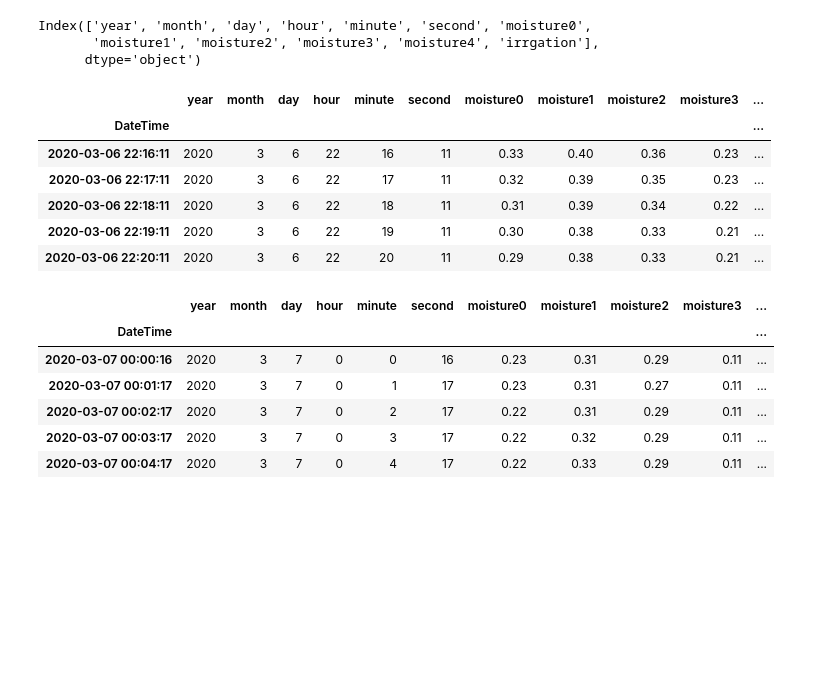
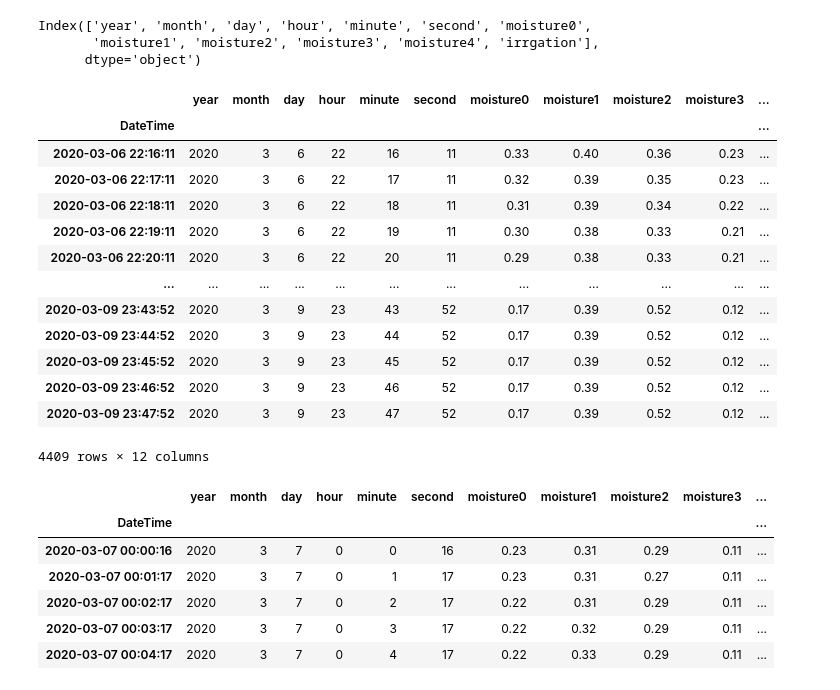
Before and after one commit to andjelajo11/humidity-project, a Jupyter notebook: linearplot.ipynb, the cells around one changed output. Saved outputs shown, nothing was run; the diff lists cells and outputs as text; code cells hidden in the pictures; blank space fills up the shorter version.

```diff
--- a/linearplot.ipynb
+++ b/linearplot.ipynb
@@ -226,16 +226,24 @@ Index(['year', 'month', 'day', 'hour', 'minute', 'second', 'moisture0',
 # %%
 #df_soil['DateTime'] = None
 df_soil['DateTime'] = pd.to_datetime(df_soil[['year', 'month', 'day', 'hour', 'minute', 'second']])
 df_soil.head()
-#df_soil.set_index('DateTime', inplace=True)
+df_soil.set_index('DateTime', inplace=True)
+df_soil
 # %% [output]
 |  | year | month | day | hour | minute | second | moisture0 | moisture1 | moisture2 | moisture3 | ... |
 | DateTime |  |  |  |  |  |  |  |  |  |  | ... |
 | 2020-03-06 22:16:11 | 2020 | 3 | 6 | 22 | 16 | 11 | 0.33 | 0.40 | 0.36 | 0.23 | ... |
 | 2020-03-06 22:17:11 | 2020 | 3 | 6 | 22 | 17 | 11 | 0.32 | 0.39 | 0.35 | 0.23 | ... |
 | 2020-03-06 22:18:11 | 2020 | 3 | 6 | 22 | 18 | 11 | 0.31 | 0.39 | 0.34 | 0.22 | ... |
 | 2020-03-06 22:19:11 | 2020 | 3 | 6 | 22 | 19 | 11 | 0.30 | 0.38 | 0.33 | 0.21 | ... |
 | 2020-03-06 22:20:11 | 2020 | 3 | 6 | 22 | 20 | 11 | 0.29 | 0.38 | 0.33 | 0.21 | ... |
+| ... | ... | ... | ... | ... | ... | ... | ... | ... | ... | ... | ... |
+| 2020-03-09 23:43:52 | 2020 | 3 | 9 | 23 | 43 | 52 | 0.17 | 0.39 | 0.52 | 0.12 | ... |
+| 2020-03-09 23:44:52 | 2020 | 3 | 9 | 23 | 44 | 52 | 0.17 | 0.39 | 0.52 | 0.12 | ... |
+| 2020-03-09 23:45:52 | 2020 | 3 | 9 | 23 | 45 | 52 | 0.17 | 0.39 | 0.52 | 0.12 | ... |
+| 2020-03-09 23:46:52 | 2020 | 3 | 9 | 23 | 46 | 52 | 0.17 | 0.39 | 0.52 | 0.12 | ... |
+| 2020-03-09 23:47:52 | 2020 | 3 | 9 | 23 | 47 | 52 | 0.17 | 0.39 | 0.52 | 0.12 | ... |
+4409 rows × 12 columns
 # %%
 start_datetime = '2020-03-07 00:00:16'
 end_datetime = '2020-03-07 23:59:29'
```
Also changed, not shown: parts of 15 cells of this notebook, 2 other files.
